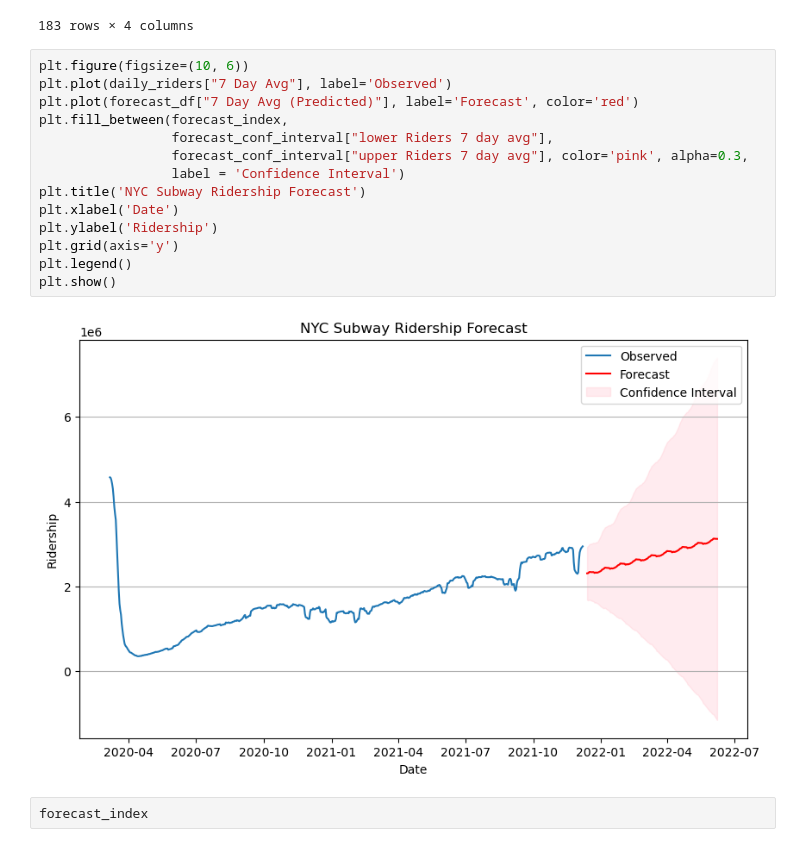
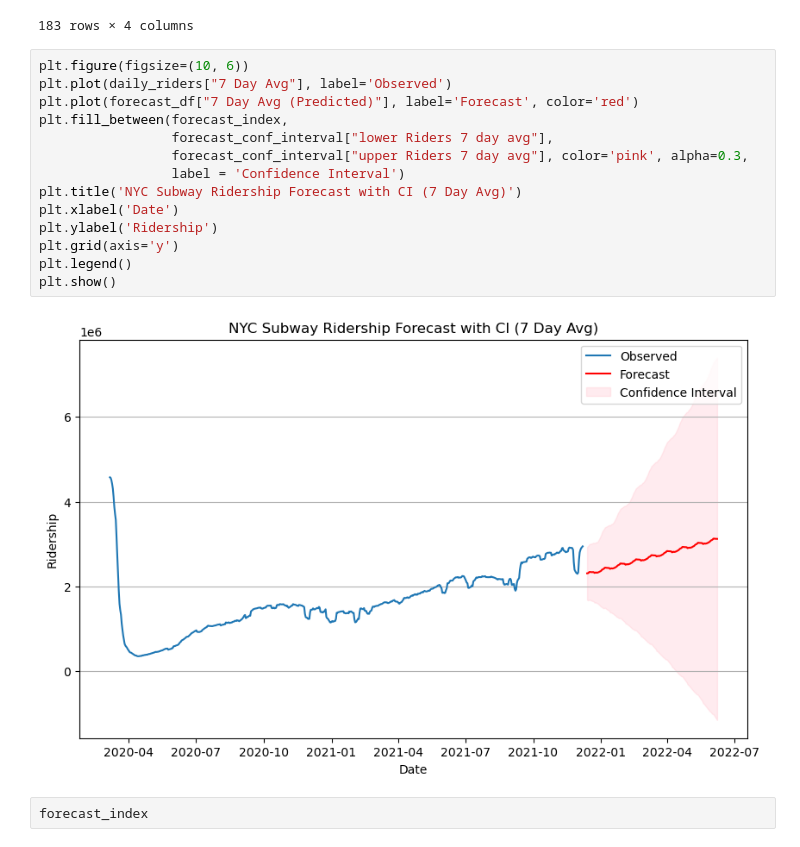
Before and after one commit to tanveerm176/Covid-Subway-Analysis, a Jupyter notebook: Forecasting.ipynb, the cells around one changed output. Cells and saved outputs as stored; diff of their text form.

```diff
--- a/Forecasting.ipynb
+++ b/Forecasting.ipynb
@@ -329,19 +329,19 @@ forecast_conf_interval
 # %%
 plt.figure(figsize=(10, 6))
 plt.plot(daily_riders["7 Day Avg"], label='Observed')
 plt.plot(forecast_df["7 Day Avg (Predicted)"], label='Forecast', color='red')
 plt.fill_between(forecast_index,
                  forecast_conf_interval["lower Riders 7 day avg"],
                  forecast_conf_interval["upper Riders 7 day avg"], color='pink', alpha=0.3,
                  label = 'Confidence Interval')
-plt.title('NYC Subway Ridership Forecast')
+plt.title('NYC Subway Ridership Forecast with CI (7 Day Avg)')
 plt.xlabel('Date')
 plt.ylabel('Ridership')
 plt.grid(axis='y')
 plt.legend()
 plt.show()
 # %% [output]
-[figure, old version]
+[figure, new version]
 # %%
 forecast_index
 # %% [output]
```
Also changed, not shown: parts of 4 cells of this notebook, 10 other files.
